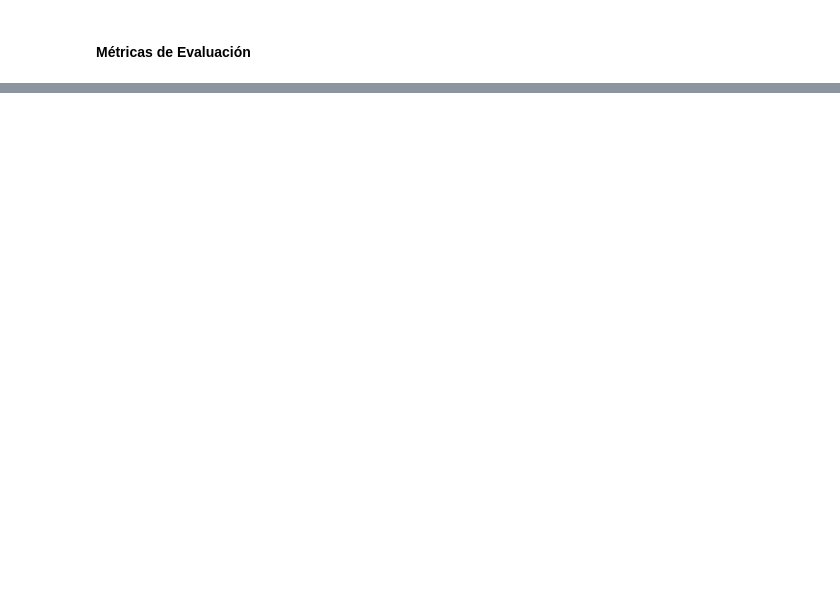
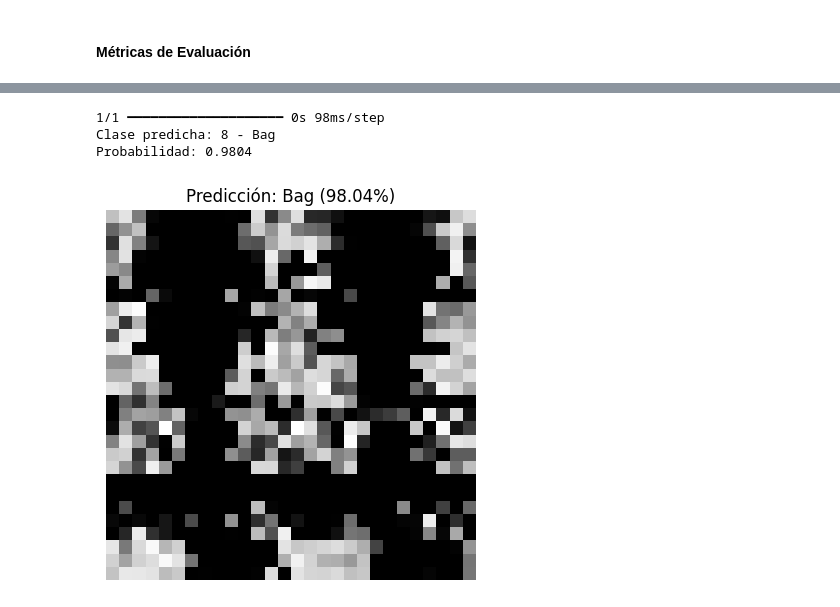
Before and after one commit to luisleonb/Proyecto_M8_ABP, a Jupyter notebook: Proyecto_Módulo_8_ABP.ipynb, the cells around one changed output, grey strips where cells are left out. Cells and saved outputs as stored; diff of their text form; code cells hidden in the pictures; blank space fills up the shorter version.

```diff
--- a/Proyecto_Módulo_8_ABP.ipynb
+++ b/Proyecto_Módulo_8_ABP.ipynb
@@ -216,0 +338,44 @@ weighted avg       0.99      0.99      0.99     10000
+# %%
+from tensorflow.keras.preprocessing import image
+
+class_names = [
+    "T-shirt/top", "Trouser", "Pullover", "Dress", "Coat",
+    "Sandal", "Shirt", "Sneaker", "Bag", "Ankle boot"
+]
+
+def cargar_y_preprocesar_imagen(ruta_imagen):
+    """
+    Carga una imagen externa y la adapta al formato de Fashion-MNIST:
+    - Escala de grises
+    - Tamaño 28x28
+    - Normalización a rango [0, 1]
+    - Dimensiones (1, 28, 28, 1)
+    """
+    img = image.load_img(ruta_imagen, color_mode="grayscale", target_size=(28, 28))
+    img_array = image.img_to_array(img)
+    img_array = img_array / 255.0
+    img_array = img_array.reshape((1, 28, 28, 1))
+    return img_array, img
+# %%
+# Ruta de ejemplo: sube una imagen a Colab y coloca el path aquí
+ruta_imagen = "fashion-mnist-sprite.png"  # Cambiar por el nombre real del archivo
+
+img_array, img_original = cargar_y_preprocesar_imagen(ruta_imagen)
+
+# Predicción con el modelo convolutivo entrenado
+predicciones = model_cnn.predict(img_array)
+clase_predicha = np.argmax(predicciones[0])
+probabilidad = np.max(predicciones[0])
+
+print(f"Clase predicha: {clase_predicha} - {class_names[clase_predicha]}")
+print(f"Probabilidad: {probabilidad:.4f}")
+
+plt.imshow(img_original, cmap="gray")
+plt.title(f"Predicción: {class_names[clase_predicha]} ({probabilidad:.2%})")
+plt.axis("off")
+plt.show()
+# %% [output]
+1/1 ━━━━━━━━━━━━━━━━━━━━ 0s 98ms/step
+Clase predicha: 8 - Bag
+Probabilidad: 0.9804
+[figure, added]
```
Also changed, not shown: parts of 20 cells of this notebook.
